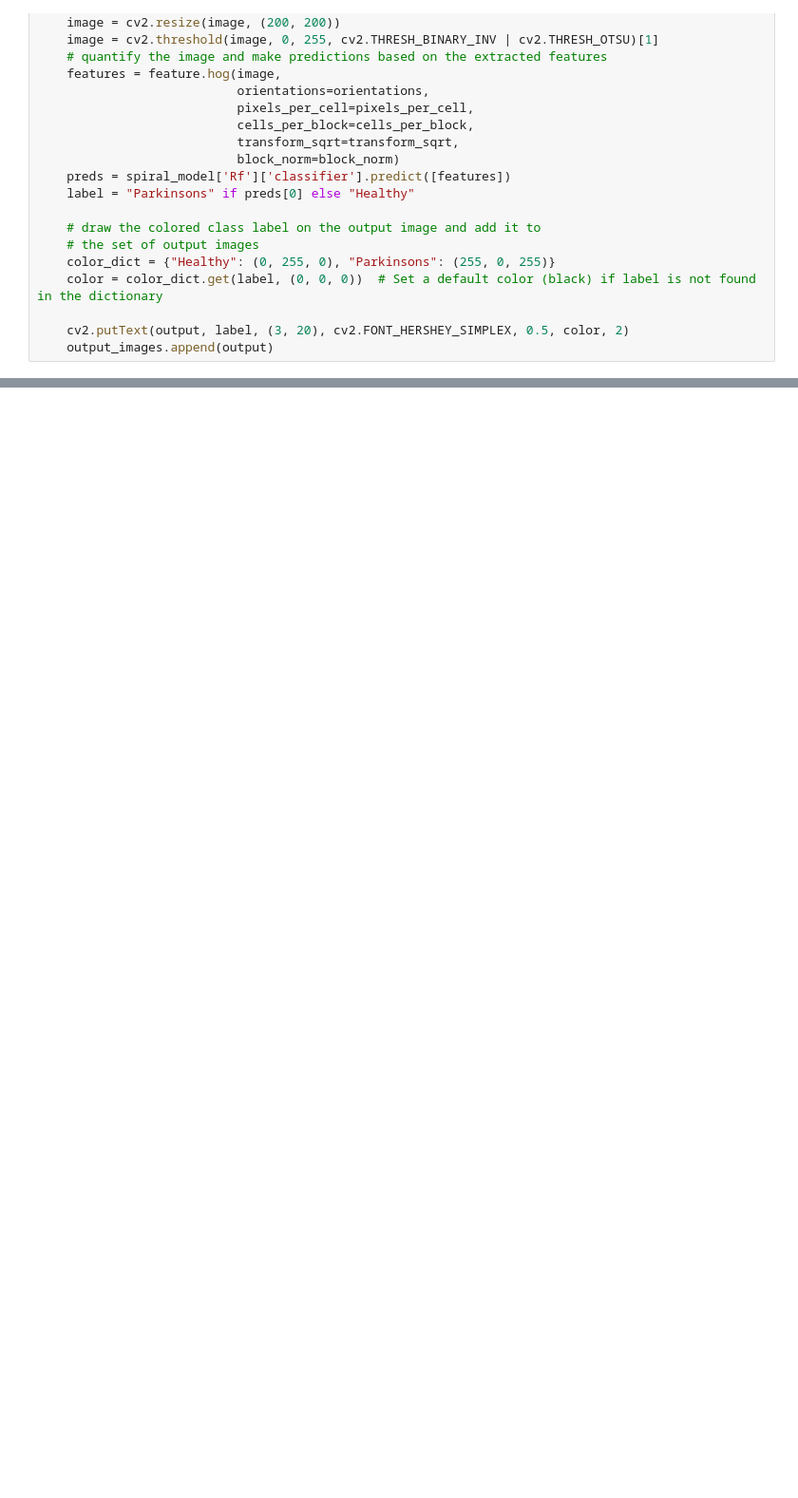
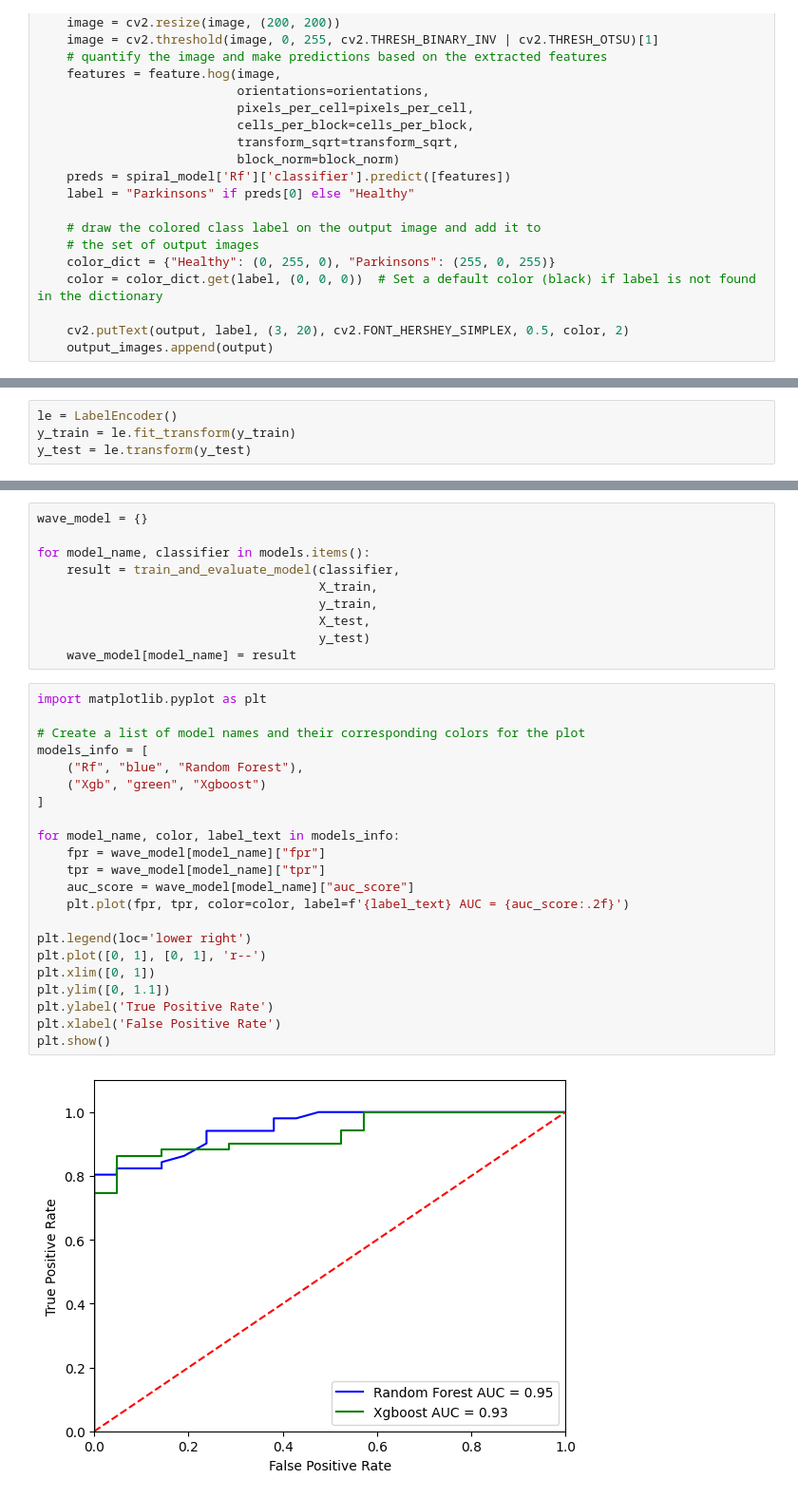
Before and after one commit to HeliaHashemipour/Parkinson, a Jupyter notebook: Drawing/detection.ipynb, the cells around one changed output, grey strips where cells are left out. Shown at 95% size. Cells and saved outputs as stored; diff of their text form; blank space fills up the shorter version.

Commit message:
Add : wave model

```diff
--- a/Drawing/detection.ipynb
+++ b/Drawing/detection.ipynb
@@ -269,0 +340,4 @@ NameError: name 'results' is not defined
+# %%
+le = LabelEncoder()
+y_train = le.fit_transform(y_train)
+y_test = le.transform(y_test)
@@ -269,0 +393,34 @@ NameError: name 'results' is not defined
+# %%
+wave_model = {}
+
+for model_name, classifier in models.items():
+    result = train_and_evaluate_model(classifier,
+                                      X_train,
+                                      y_train,
+                                      X_test,
+                                      y_test)
+    wave_model[model_name] = result
+# %%
+import matplotlib.pyplot as plt
+
+# Create a list of model names and their corresponding colors for the plot
+models_info = [
+    ("Rf", "blue", "Random Forest"),
+    ("Xgb", "green", "Xgboost")
+]
+
+for model_name, color, label_text in models_info:
+    fpr = wave_model[model_name]["fpr"]
+    tpr = wave_model[model_name]["tpr"]
+    auc_score = wave_model[model_name]["auc_score"]
+    plt.plot(fpr, tpr, color=color, label=f'{label_text} AUC = {auc_score:.2f}')
+
+plt.legend(loc='lower right')
+plt.plot([0, 1], [0, 1], 'r--')
+plt.xlim([0, 1])
+plt.ylim([0, 1.1])
+plt.ylabel('True Positive Rate')
+plt.xlabel('False Positive Rate')
+plt.show()
+# %% [output]
+[figure, added]
```
Also changed, not shown: parts of 21 cells of this notebook, 4 other files.
